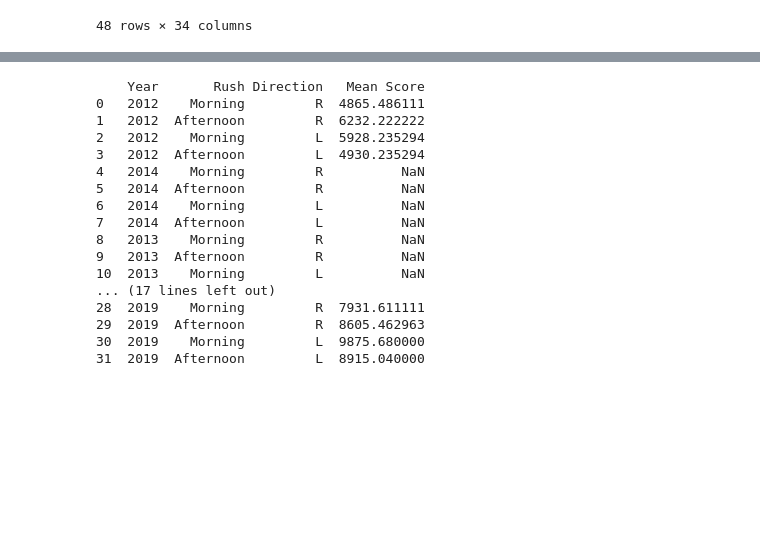
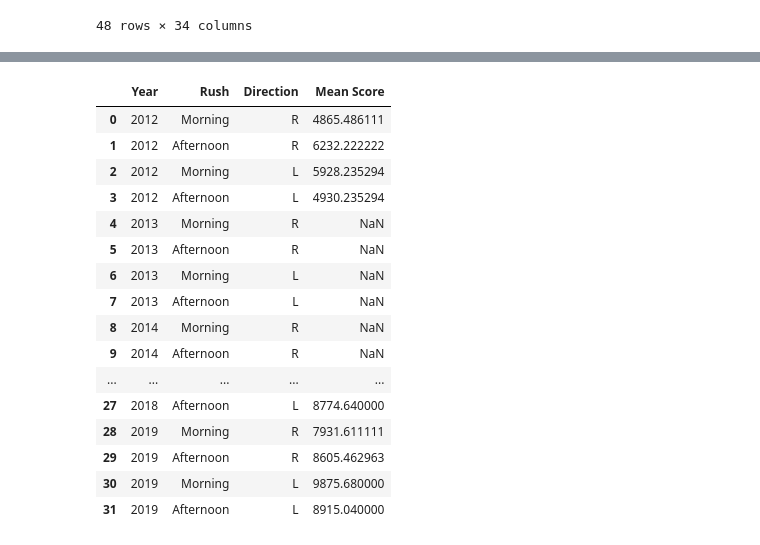
Before and after one commit to Liselotvansteekelenburg/TIL6010-LabAssignments, a Jupyter notebook: Ch4.ipynb, the cells around one changed output, grey strips where cells are left out. Saved outputs shown, nothing was run; the diff lists cells and outputs as text; code cells hidden in the pictures; blank space fills up the shorter version.

```diff
--- a/Ch4.ipynb
+++ b/Ch4.ipynb
@@ -6,7 +6,3 @@ import matplotlib.pyplot as plt
 # %% [output]
 Requirement already satisfied: openpyxl in /opt/anaconda3/envs/TIL6022/lib/python3.12/site-packages (3.1.5)
 Requirement already satisfied: et-xmlfile in /opt/anaconda3/envs/TIL6022/lib/python3.12/site-packages (from openpyxl) (1.1.0)
-# %%
-data_2017 = 'datasets_spitsuren_wegvakken/INWEVA_2017_spits.xlsx'
-df = pd.read_excel(data_2017)
-df
@@ -27,4 +8,0 @@ df
-# %%
-df_road_4HR = df[(df['Wegnr_van'] == 4) & (df["Wegnr_naar"] == 4) & (df['Baantype_naar'] == 'HR') & (df['Baantype_van'] == 'HR')]
-df_road_4HR_HM = df_road_4HR[(df_road_4HR['Hm_van'] <= 150000) & (df_road_4HR['Hm_naar'] <= 150000)]
-df_road_4HR_HM
@@ -160,13 +160,12 @@ mean_score_R_AS_AL2015: 9209.770833333334
 48 rows × 34 columns
 # %%
 import pandas as pd
-!pip install xlrd
 
 # List of file paths for the datasets for each year (2012 to 2019)
 data_files = {
     2012: 'datasets_spitsuren_wegvakken/INWEVA_2012_spits.xlsx',
+    2013: 'datasets_spitsuren_wegvakken/INWEVA_2013_spits.xlsx',
     2014: 'datasets_spitsuren_wegvakken/INWEVA_2014_spits.xlsx',
-    2013: 'datasets_spitsuren_wegvakken/INWEVA_2013_spits.xlsx',
     2015: 'datasets_spitsuren_wegvakken/INWEVA_2015_spits.xlsx',
     2016: 'datasets_spitsuren_wegvakken/INWEVA_2016_spits.xlsx',
     2017: 'datasets_spitsuren_wegvakken/INWEVA_2017_spits.xlsx',
@@ -235,5 +234,5 @@ df_results = pd.DataFrame(results)
 # Export the results to an Excel file
 df_results.to_excel('mean_scores_road4_HR_R_2012_2019.xlsx', index=False)
 
-print(df_results)
+display(df_results)
 # %% [output]
@@ -241,17 +239,17 @@ Requirement already satisfied: xlrd in /opt/anaconda3/envs/TIL6022/lib/python3.1
-    Year       Rush Direction   Mean Score
-0   2012    Morning         R  4865.486111
-1   2012  Afternoon         R  6232.222222
-2   2012    Morning         L  5928.235294
-3   2012  Afternoon         L  4930.235294
-4   2014    Morning         R          NaN
-5   2014  Afternoon         R          NaN
-6   2014    Morning         L          NaN
-7   2014  Afternoon         L          NaN
-8   2013    Morning         R          NaN
-9   2013  Afternoon         R          NaN
-10  2013    Morning         L          NaN
-... (17 lines left out)
-28  2019    Morning         R  7931.611111
-29  2019  Afternoon         R  8605.462963
-30  2019    Morning         L  9875.680000
-31  2019  Afternoon         L  8915.040000
+|  | Year | Rush | Direction | Mean Score |
+| 0 | 2012 | Morning | R | 4865.486111 |
+| 1 | 2012 | Afternoon | R | 6232.222222 |
+| 2 | 2012 | Morning | L | 5928.235294 |
+| 3 | 2012 | Afternoon | L | 4930.235294 |
+| 4 | 2013 | Morning | R | NaN |
+| 5 | 2013 | Afternoon | R | NaN |
+| 6 | 2013 | Morning | L | NaN |
+| 7 | 2013 | Afternoon | L | NaN |
+| 8 | 2014 | Morning | R | NaN |
+| 9 | 2014 | Afternoon | R | NaN |
+| ... | ... | ... | ... | ... |
+| 27 | 2018 | Afternoon | L | 8774.640000 |
+| 28 | 2019 | Morning | R | 7931.611111 |
+| 29 | 2019 | Afternoon | R | 8605.462963 |
+| 30 | 2019 | Morning | L | 9875.680000 |
+| 31 | 2019 | Afternoon | L | 8915.040000 |
```
Also changed, not shown: parts of 7 cells of this notebook, 1 other file.
